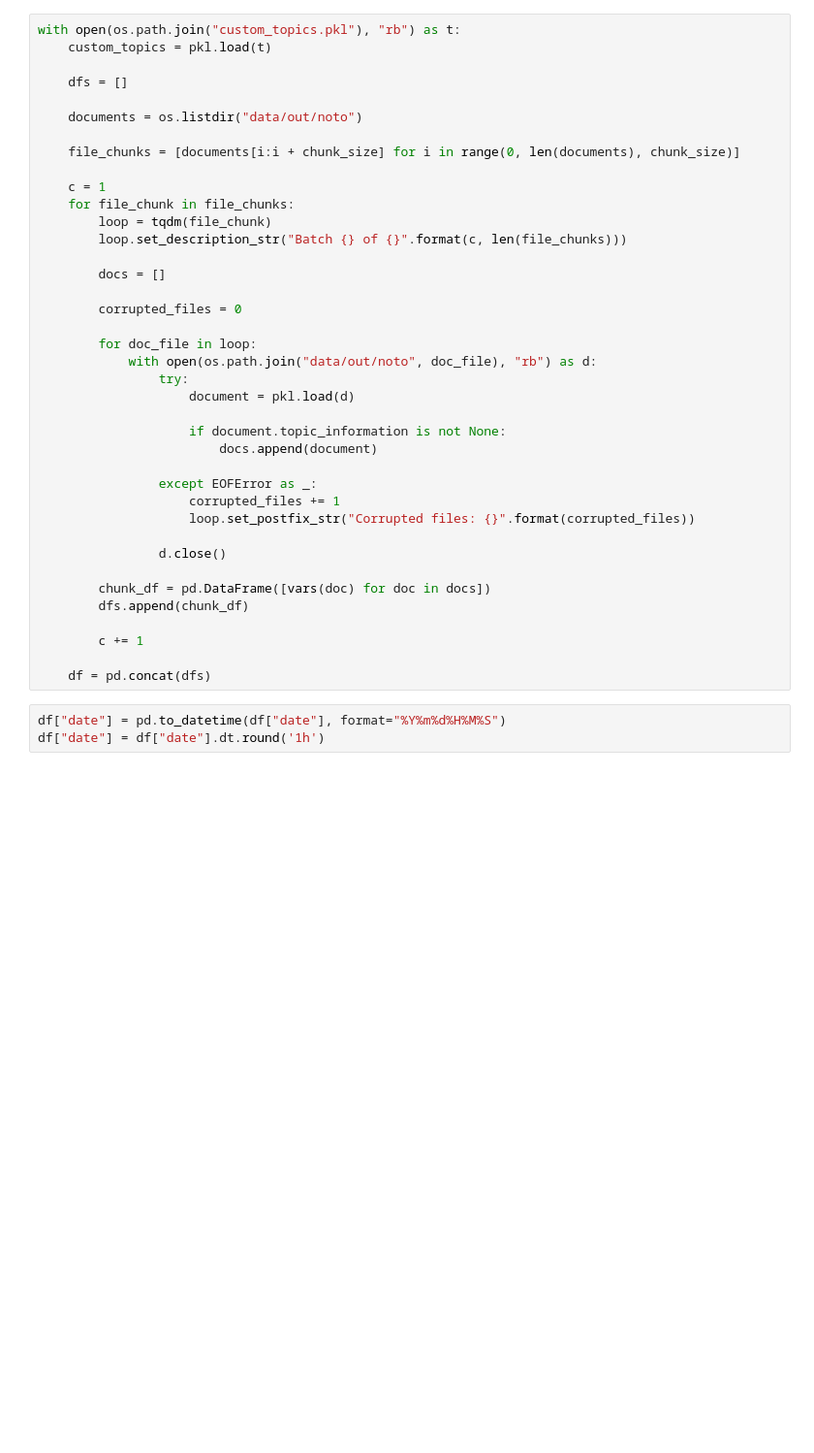
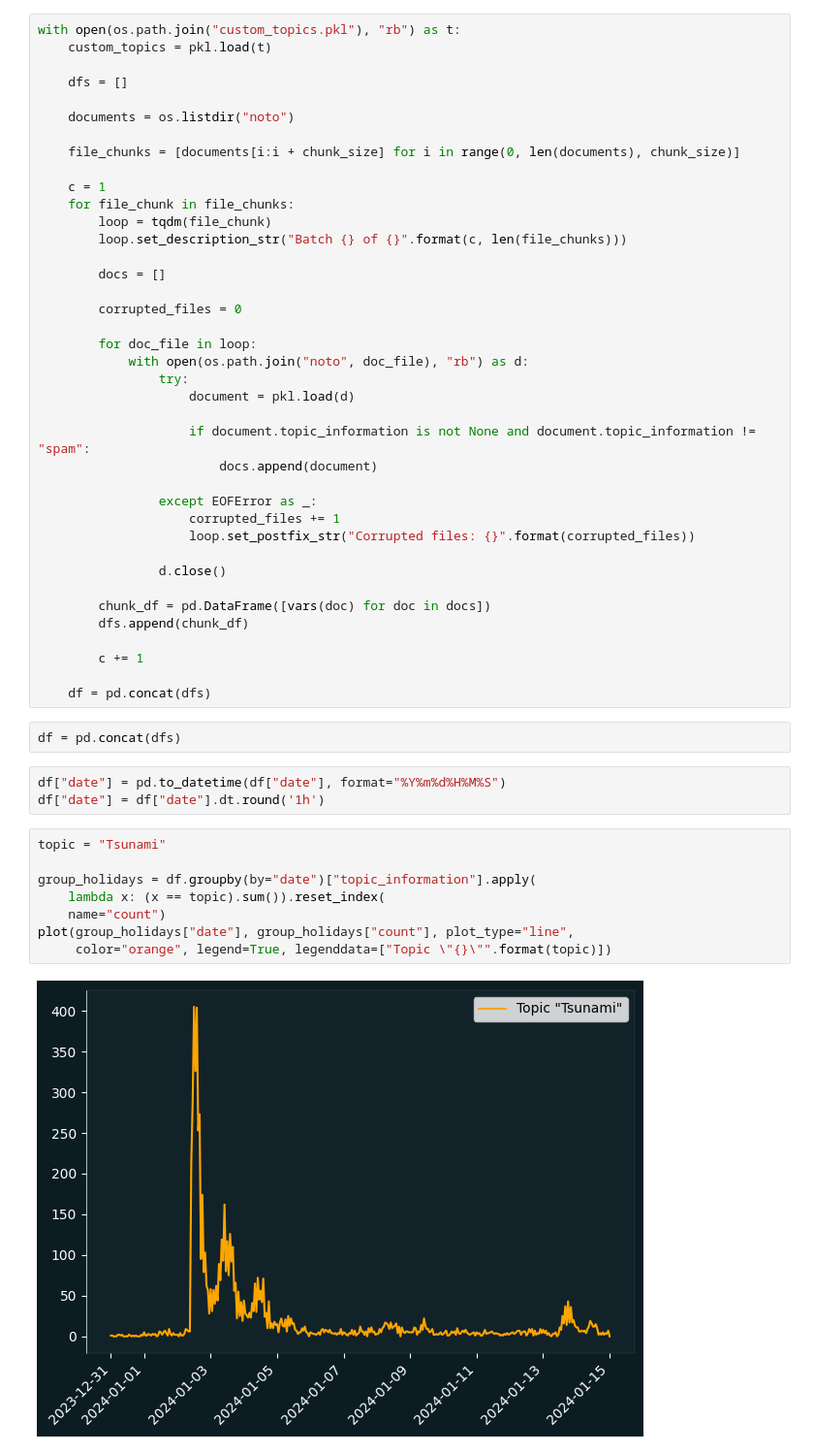
Before and after one commit to KonstiDE/ERNIE, a Jupyter notebook: plotting.ipynb, the cells around one changed output. Shown at 97% size. Cells and saved outputs as stored; diff of their text form; blank space fills up the shorter version.

Commit message:
Correct for local plots

```diff
--- a/plotting.ipynb
+++ b/plotting.ipynb
@@ -19,7 +19,7 @@ with open(os.path.join("custom_topics.pkl"), "rb") as t:
 
     dfs = []
 
-    documents = os.listdir("data/out/noto")
+    documents = os.listdir("noto")
 
     file_chunks = [documents[i:i + chunk_size] for i in range(0, len(documents), chunk_size)]
 
@@ -33,11 +33,11 @@ with open(os.path.join("custom_topics.pkl"), "rb") as t:
         corrupted_files = 0
 
         for doc_file in loop:
-            with open(os.path.join("data/out/noto", doc_file), "rb") as d:
+            with open(os.path.join("noto", doc_file), "rb") as d:
                 try:
                     document = pkl.load(d)
 
-                    if document.topic_information is not None:
+                    if document.topic_information is not None and document.topic_information != "spam":
                         docs.append(document)
 
                 except EOFError as _:
@@ -52,6 +52,18 @@ with open(os.path.join("custom_topics.pkl"), "rb") as t:
         c += 1
 
     df = pd.concat(dfs)
+# %%
+df = pd.concat(dfs)
 # %%
 df["date"] = pd.to_datetime(df["date"], format="%Y%m%d%H%M%S")
 df["date"] = df["date"].dt.round('1h')
+# %%
+topic = "Tsunami"
+
+group_holidays = df.groupby(by="date")["topic_information"].apply(
+    lambda x: (x == topic).sum()).reset_index(
+    name="count")
+plot(group_holidays["date"], group_holidays["count"], plot_type="line",
+     color="orange", legend=True, legenddata=["Topic \"{}\"".format(topic)])
+# %% [output]
+[figure, added]
```
Also changed, not shown: parts of 1 cell of this notebook.
